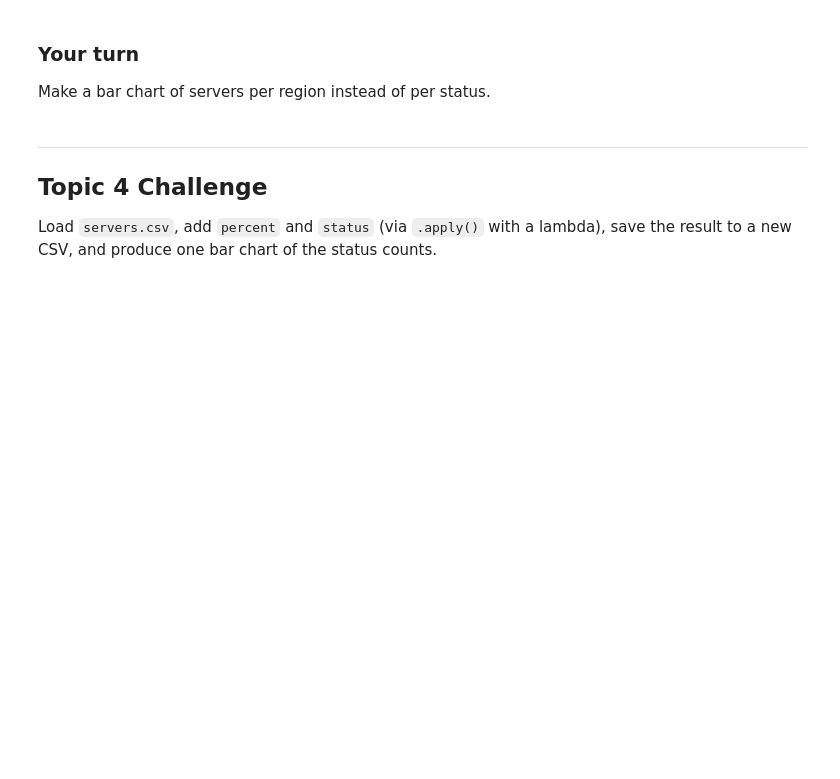
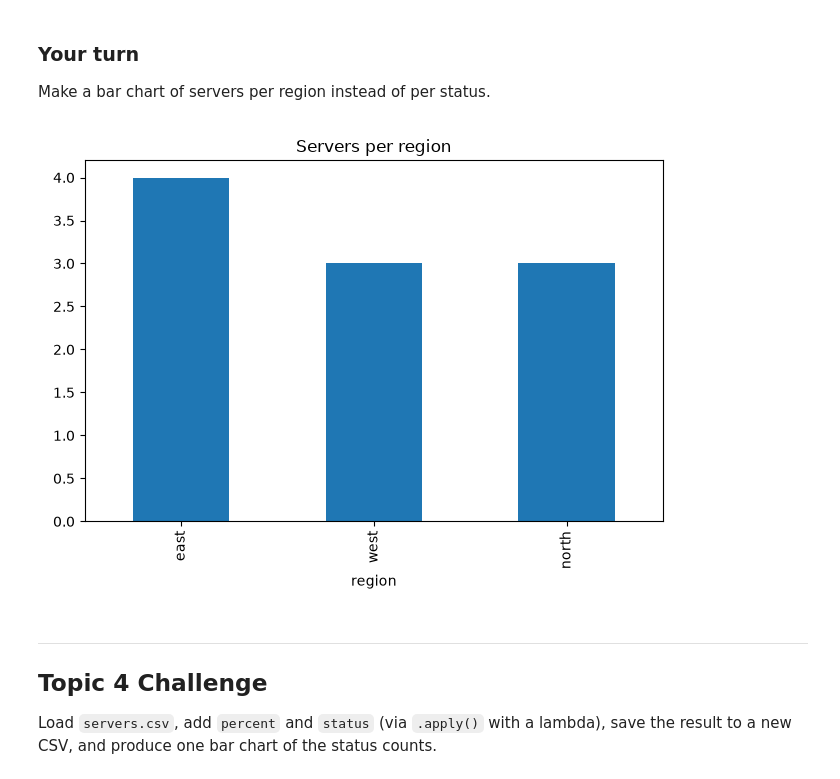
Before and after one commit to abdulrahmanmajid/CST1510, a Jupyter notebook: Week 06 - Pandas/04 - Apply, Lambda and Finishing Up/W06T04_walkthrough.ipynb, the cells around one changed output. Cells and saved outputs as stored; diff of their text form; code cells hidden in the pictures; blank space fills up the shorter version.

```diff
--- a/Week 06 - Pandas/04 - Apply, Lambda and Finishing Up/W06T04_walkthrough.ipynb
+++ b/Week 06 - Pandas/04 - Apply, Lambda and Finishing Up/W06T04_walkthrough.ipynb
@@ -35,0 +46,8 @@ Write your own single-argument function and `.apply()` it to the `used` column.
+# %%
+# your code here
+
+def to_tb(gb):
+    return gb / 1000
+
+servers["used_tb"] = servers["used"].apply(to_tb)
+print(servers[["hostname", "used", "used_tb"]])
@@ -61,0 +92,9 @@ Write `classify` as a lambda with a chained conditional, and check it gives the
+# %%
+# your code here
+
+classify_lambda = lambda p: "OVER LIMIT" if p >= 100 else "WARNING" if p >= 90 else "OK"
+
+servers["status_lambda"] = servers["percent"].apply(classify_lambda)
+
+# check every row is the same as the def version
+print((servers["status"] == servers["status_lambda"]).all())   # True
@@ -77,0 +129,5 @@ Use `.apply()` with a lambda to add a column `region_upper` — the `region` col
+# %%
+# your code here
+
+servers["region_upper"] = servers["region"].apply(lambda r: r.upper())
+print(servers[["region", "region_upper"]])
@@ -99,3 +176,12 @@ Make a bar chart of servers per region instead of per status.
+# %%
+# your code here
+
+servers["region"].value_counts().plot(kind="bar")
+plt.title("Servers per region")
+plt.tight_layout()
+plt.show()
+# %% [output]
+[figure, added]
 # %% [markdown]
 ---
 ## Topic 4 Challenge
```
Also changed, not shown: parts of 13 cells of this notebook, 20 other files.
